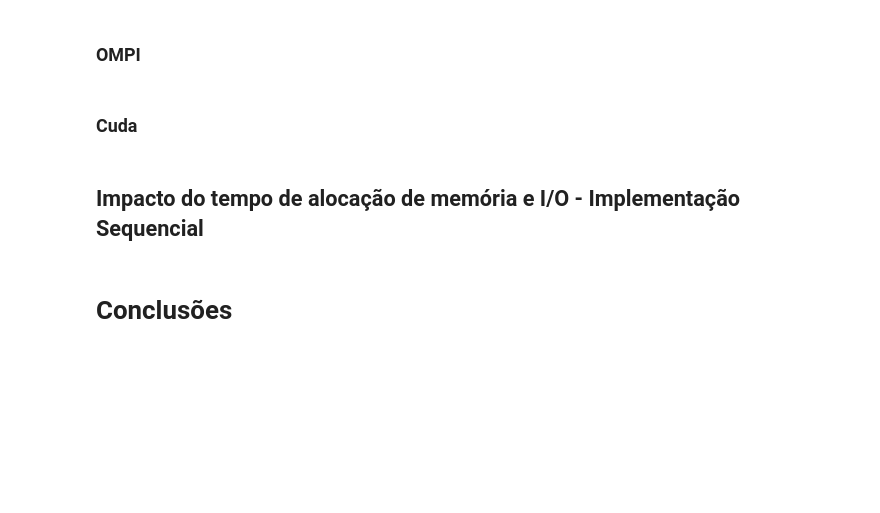
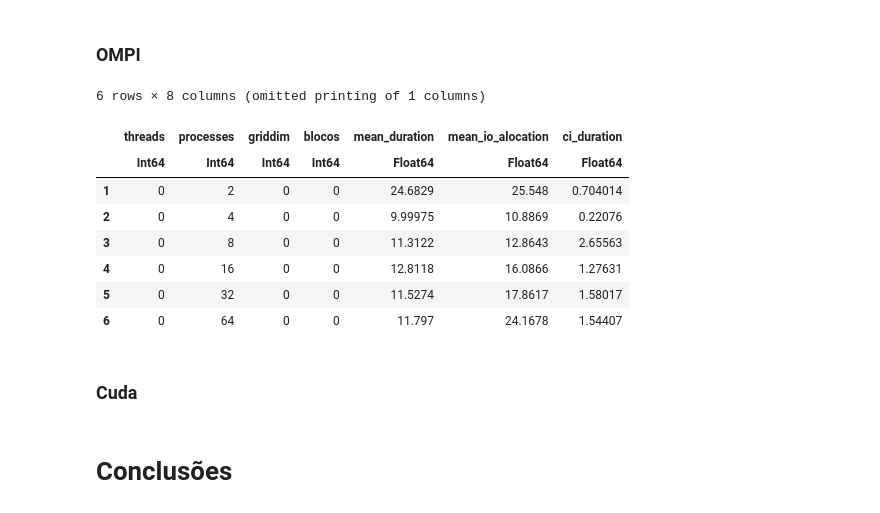
Before and after one commit to lune-omena/MAC0219_EPs, a Jupyter notebook: EP2/src/Relatorio_Mandelbrot_EP2.ipynb, the cells around one changed output. Saved outputs shown, nothing was run; the diff lists cells and outputs as text; code cells hidden in the pictures; blank space fills up the shorter version.

```diff
--- a/EP2/src/Relatorio_Mandelbrot_EP2.ipynb
+++ b/EP2/src/Relatorio_Mandelbrot_EP2.ipynb
@@ -443,0 +430,12 @@ plot_results( omp_full.size, omp_full.mean_duration, "Full", omp_full.ci_duratio
+# %%
+ompi_triplespiral
+# %% [output]
+6 rows × 8 columns (omitted printing of 1 columns)
+|  | threads | processes | griddim | blocos | mean_duration | mean_io_alocation | ci_duration |
+|  | Int64 | Int64 | Int64 | Int64 | Float64 | Float64 | Float64 |
+| 1 | 0 | 2 | 0 | 0 | 24.6829 | 25.548 | 0.704014 |
+| 2 | 0 | 4 | 0 | 0 | 9.99975 | 10.8869 | 0.22076 |
+| 3 | 0 | 8 | 0 | 0 | 11.3122 | 12.8643 | 2.65563 |
+| 4 | 0 | 16 | 0 | 0 | 12.8118 | 16.0866 | 1.27631 |
+| 5 | 0 | 32 | 0 | 0 | 11.5274 | 17.8617 | 1.58017 |
+| 6 | 0 | 64 | 0 | 0 | 11.797 | 24.1678 | 1.54407 |
@@ -453,2 +448,0 @@ plot_results(pth_full.size, pth_full.mean_duration, "Full", pth_full.ci_duration
-# %% [markdown]
-## Impacto do tempo de alocação de memória e I/O - Implementação Sequencial
```
Also changed, not shown: parts of 26 cells of this notebook, 8 other files.
